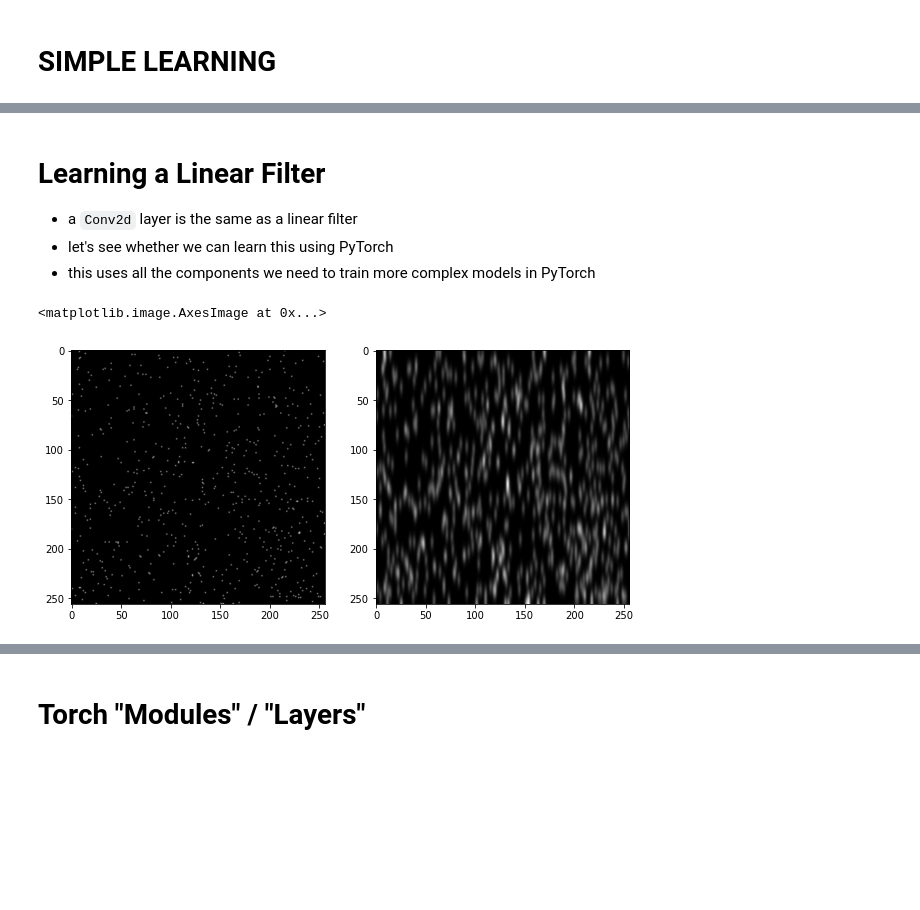
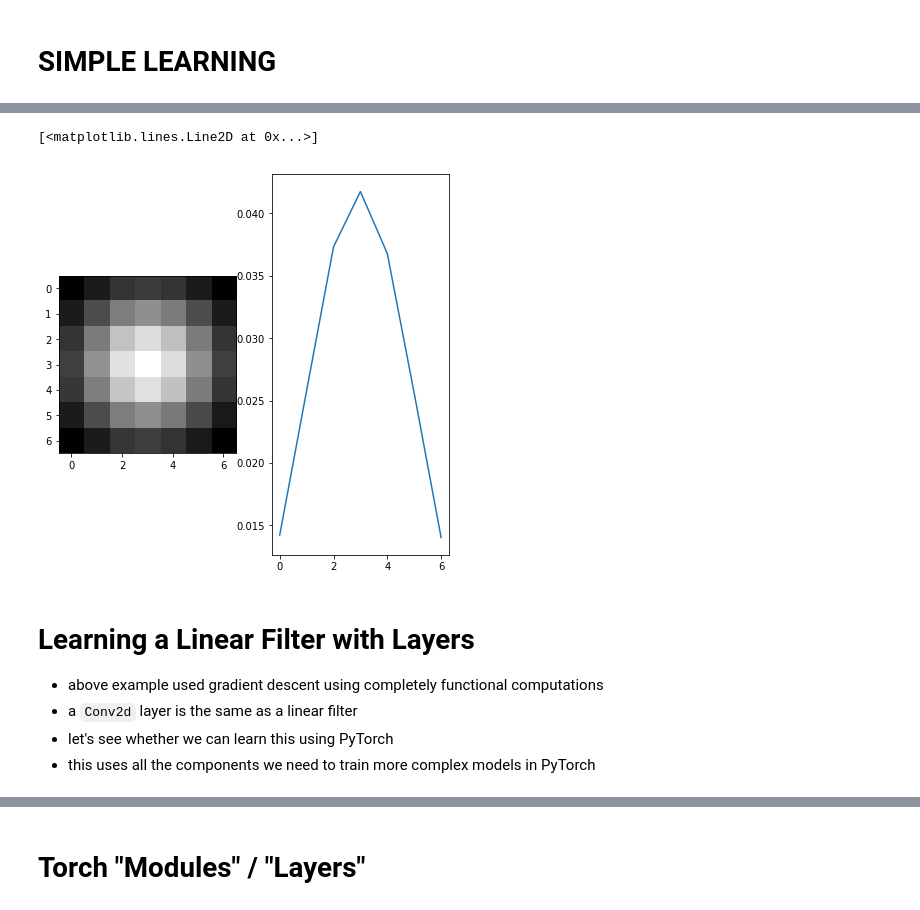
Before and after one commit to tmbdev-tutorials/icdar2019-tutorial, a Jupyter notebook: 20-pytorch.ipynb, the cells around one changed output, grey strips where cells are left out. Saved outputs shown, nothing was run; the diff lists cells and outputs as text; code cells hidden in the pictures; blank space fills up the shorter version.

```diff
--- a/20-pytorch.ipynb
+++ b/20-pytorch.ipynb
@@ -127,19 +222,15 @@ helpers.make_dot(err, dict(w=w, x=x))
+# %%
+subplot(121); tshow(w); subplot(122); plot(w[0, 0, 3, :].detach().numpy())
+# %% [output]
+[<matplotlib.lines.Line2D at 0x...>]
+[figure, added]
 # %% [markdown]
-# Learning a Linear Filter
+# Learning a Linear Filter with Layers
 
+- above example used gradient descent using completely functional computations
 - a `Conv2d` layer is the same as a linear filter
 - let's see whether we can learn this using PyTorch
 - this uses all the components we need to train more complex models in PyTorch
-# %%
-# "training data" is just a simple input/output pair
-
-import scipy.ndimage as ndi
-image = 1.0 * (rand(256, 256) > 0.99)
-target = ndi.gaussian_filter(image, (5.0, 1.0))
-subplot(121); imshow(image); subplot(122); imshow(target)
-# %% [output]
-<matplotlib.image.AxesImage at 0x...>
-[figure, removed]
 # %%
 from torch import nn, optim
 
```
Also changed, not shown: parts of 16 cells of this notebook, 3 other files.
